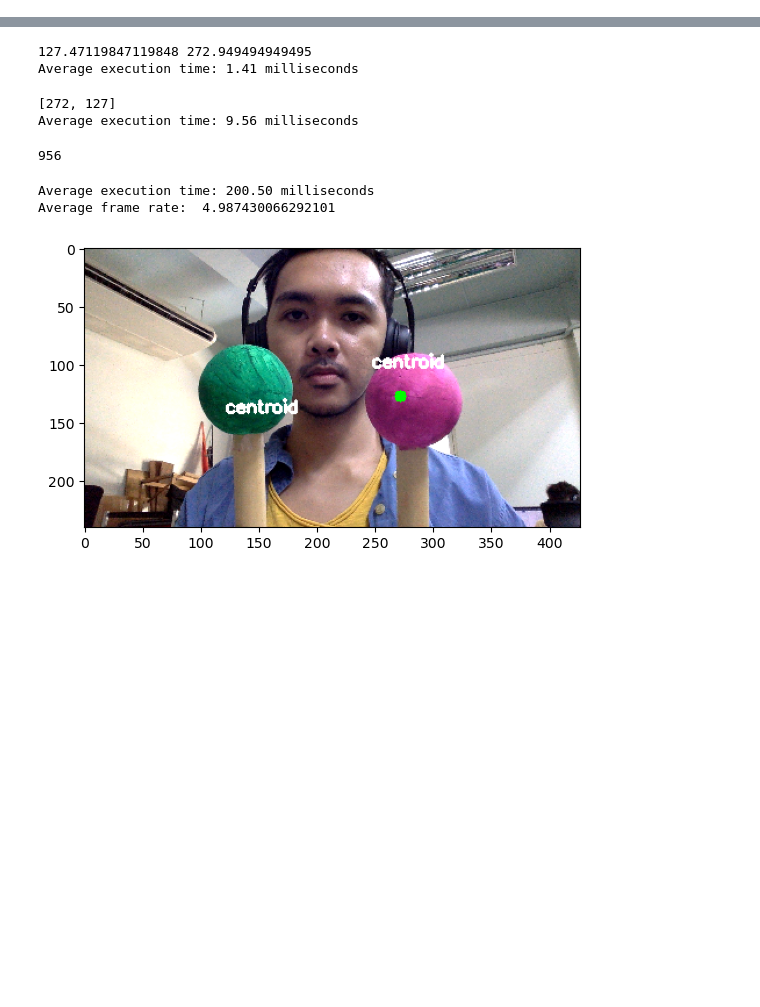
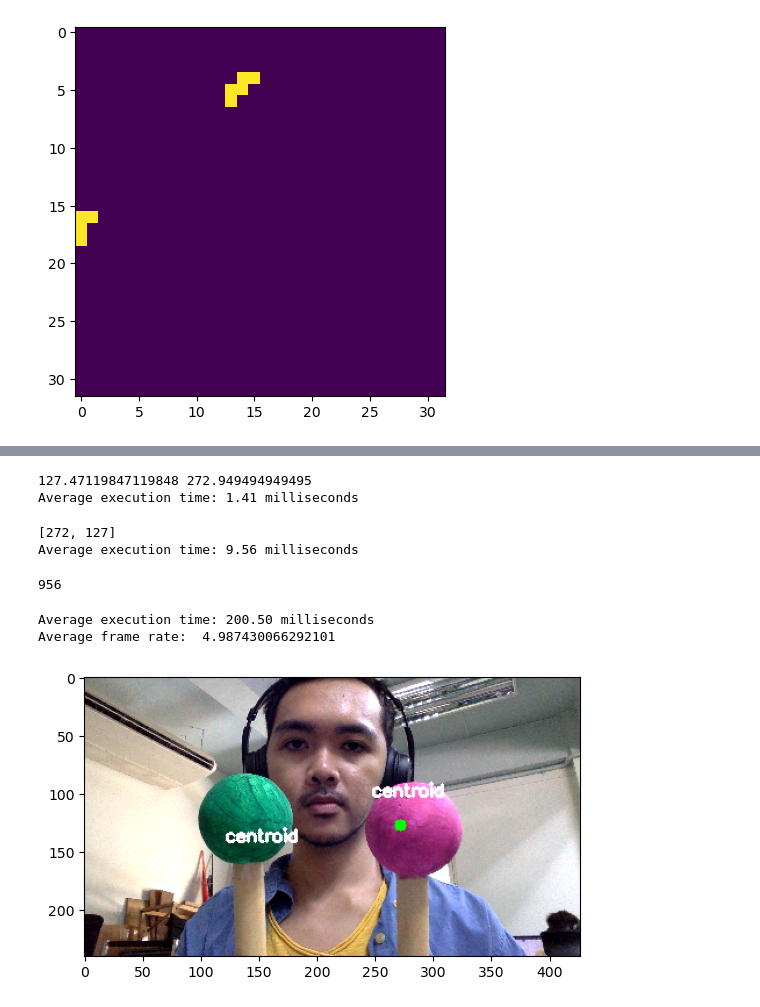
Before and after one commit to cjbarimbao/virtualkulintang, a Jupyter notebook: computer-vision/python/scratch.ipynb, the cells around one changed output, grey strips where cells are left out. Cells and saved outputs as stored; diff of their text form; code cells hidden in the pictures; blank space fills up the shorter version.

```diff
--- a/computer-vision/python/scratch.ipynb
+++ b/computer-vision/python/scratch.ipynb
@@ -25,8 +27,13 @@ hmatrix1d = hmatrix.flatten()
 # %%
+_, hmatrix = cv2.threshold(hmatrix, 30, 255, cv2.THRESH_BINARY)
 hmatrix_g = np.tril(hmatrix)
 hmatrix_r = np.triu(hmatrix)
 hmatrix_g1d = hmatrix_g.flatten()
 hmatrix_r1d = hmatrix_r.flatten()
+plt.imshow(hmatrix_g)
+plt.show()
+# %% [output]
+[figure, added]
 # %%
 def image_segmentation(frame):
     # RG chromaticity of frame
```
Also changed, not shown: parts of 6 cells of this notebook, 1 other file.
